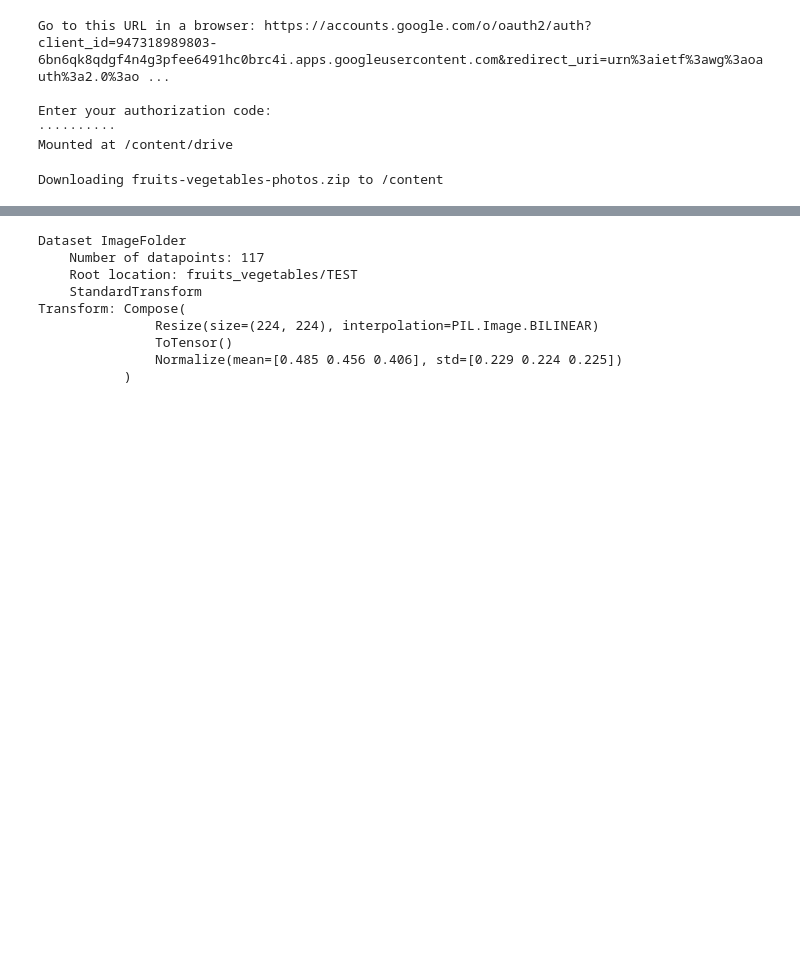
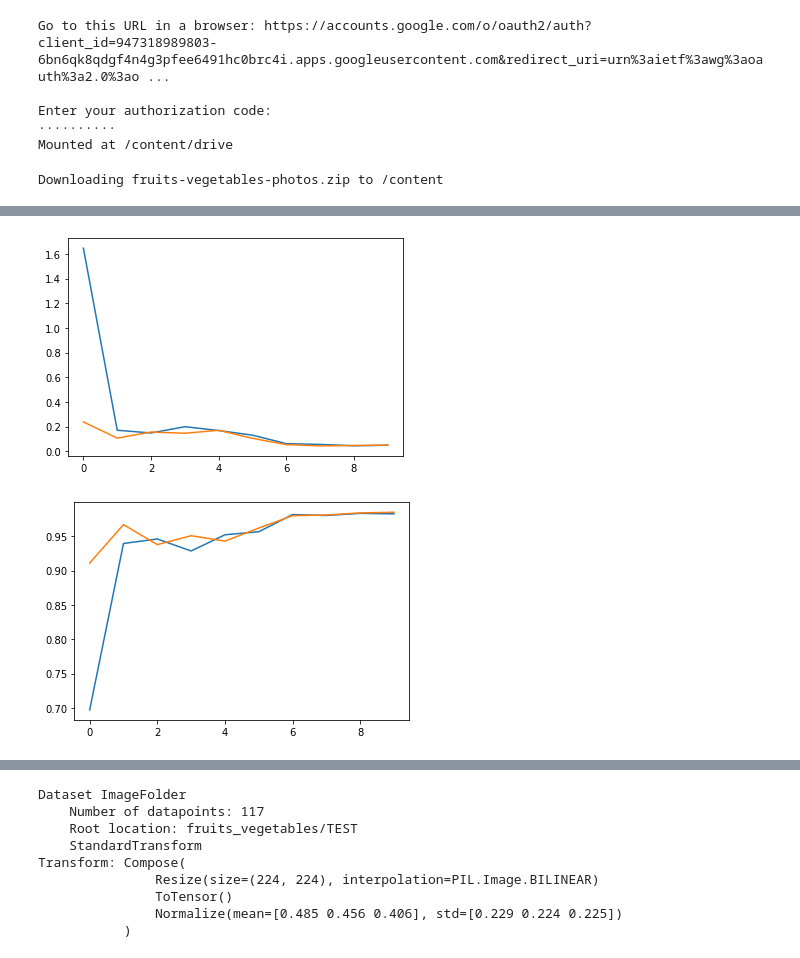
Before and after one commit to MihailMV/Fruits-and-vegetables, a Jupyter notebook: NN_fruits_and_vegetables.ipynb, the cells around one changed output, grey strips where cells are left out. Drawn from its saved outputs; the diff is of its cells as text; code cells hidden in the pictures; blank space fills up the shorter version.

```diff
--- a/NN_fruits_and_vegetables.ipynb
+++ b/NN_fruits_and_vegetables.ipynb
@@ -161 +199,12 @@ Epoch 11/29: Train: Loss: 0.1134, Acc: 0.9756   Val: Loss: 0.1296, Acc: 0.9617
+# %%
+plt.plot(hist[0][0:10])
+plt.plot(hist[2][0:10])
+plt.show()
+
+plt.plot(hist[1][0:10])
+plt.plot(hist[3][0:10])
+plt.show()
+# %% [output]
+[figure, added]
+[figure, added]
 # %%
```
Also changed, not shown: parts of 13 cells of this notebook.
